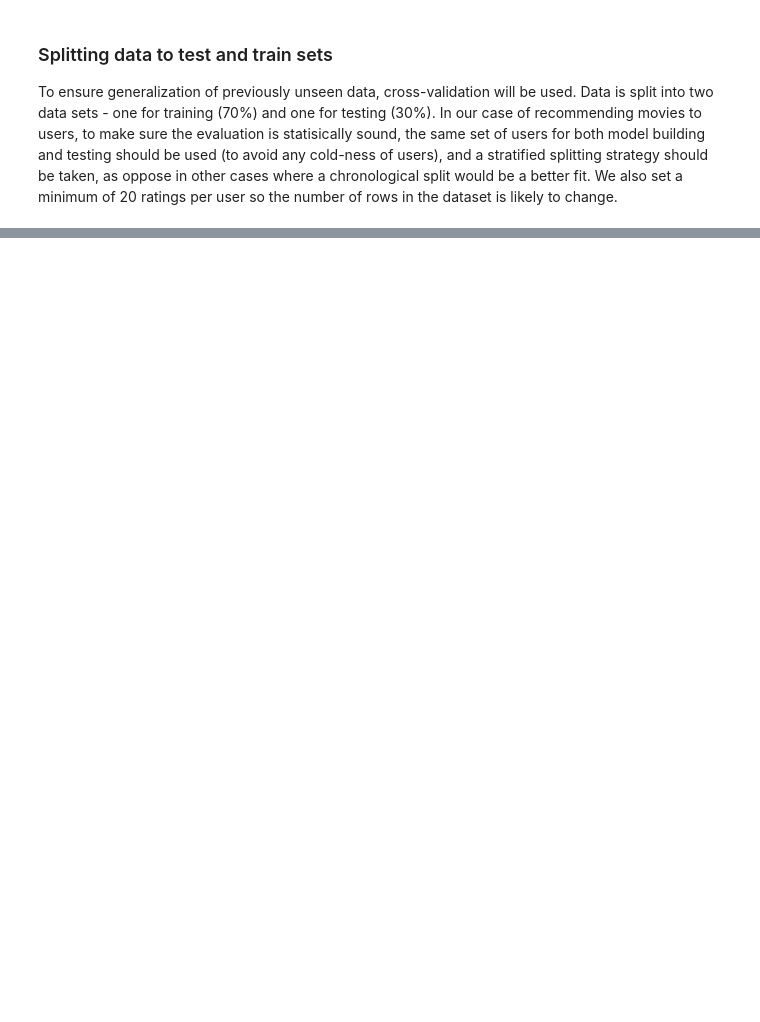
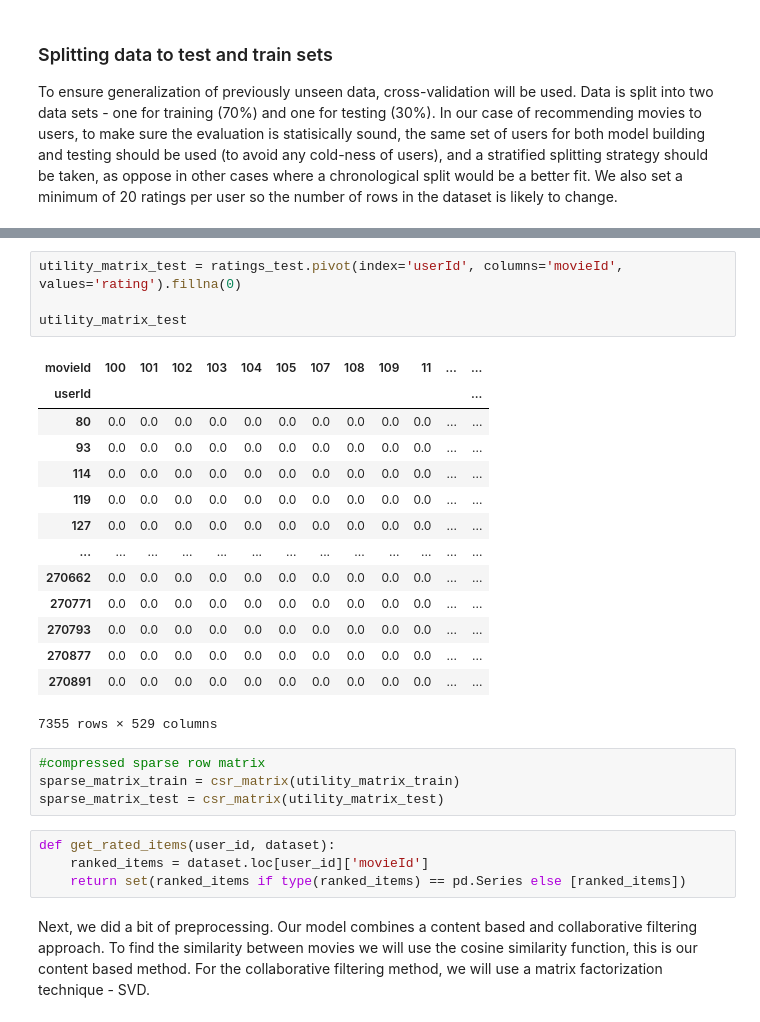
Before and after one commit to mariafain/MLC, a Jupyter notebook: ProjectML.ipynb, the cells around one changed output, grey strips where cells are left out. Drawn from its saved outputs; the diff is of its cells as text; blank space fills up the shorter version.

```diff
--- a/ProjectML.ipynb
+++ b/ProjectML.ipynb
@@ -598,0 +811,29 @@ cf_recommender_model = CFRecommender(cf_preds_df, articles_df)
+# %%
+utility_matrix_test = ratings_test.pivot(index='userId', columns='movieId', values='rating').fillna(0)
+
+utility_matrix_test
+# %% [output]
+| movieId | 100 | 101 | 102 | 103 | 104 | 105 | 107 | 108 | 109 | 11 | ... | ... |
+| userId |  |  |  |  |  |  |  |  |  |  |  | ... |
+| 80 | 0.0 | 0.0 | 0.0 | 0.0 | 0.0 | 0.0 | 0.0 | 0.0 | 0.0 | 0.0 | ... | ... |
+| 93 | 0.0 | 0.0 | 0.0 | 0.0 | 0.0 | 0.0 | 0.0 | 0.0 | 0.0 | 0.0 | ... | ... |
+| 114 | 0.0 | 0.0 | 0.0 | 0.0 | 0.0 | 0.0 | 0.0 | 0.0 | 0.0 | 0.0 | ... | ... |
+| 119 | 0.0 | 0.0 | 0.0 | 0.0 | 0.0 | 0.0 | 0.0 | 0.0 | 0.0 | 0.0 | ... | ... |
+| 127 | 0.0 | 0.0 | 0.0 | 0.0 | 0.0 | 0.0 | 0.0 | 0.0 | 0.0 | 0.0 | ... | ... |
+| ... | ... | ... | ... | ... | ... | ... | ... | ... | ... | ... | ... | ... |
+| 270662 | 0.0 | 0.0 | 0.0 | 0.0 | 0.0 | 0.0 | 0.0 | 0.0 | 0.0 | 0.0 | ... | ... |
+| 270771 | 0.0 | 0.0 | 0.0 | 0.0 | 0.0 | 0.0 | 0.0 | 0.0 | 0.0 | 0.0 | ... | ... |
+| 270793 | 0.0 | 0.0 | 0.0 | 0.0 | 0.0 | 0.0 | 0.0 | 0.0 | 0.0 | 0.0 | ... | ... |
+| 270877 | 0.0 | 0.0 | 0.0 | 0.0 | 0.0 | 0.0 | 0.0 | 0.0 | 0.0 | 0.0 | ... | ... |
+| 270891 | 0.0 | 0.0 | 0.0 | 0.0 | 0.0 | 0.0 | 0.0 | 0.0 | 0.0 | 0.0 | ... | ... |
+7355 rows × 529 columns
+# %%
+#compressed sparse row matrix
+sparse_matrix_train = csr_matrix(utility_matrix_train)
+sparse_matrix_test = csr_matrix(utility_matrix_test)
+# %%
+def get_rated_items(user_id, dataset):
+    ranked_items = dataset.loc[user_id]['movieId']
+    return set(ranked_items if type(ranked_items) == pd.Series else [ranked_items])
+# %% [markdown]
+Next, we did a bit of preprocessing. Our model combines a content based and collaborative filtering approach. To find the similarity between movies we will use the cosine similarity function, this is our content based method. For the collaborative filtering method, we will use a matrix factorization technique - SVD.
```
Also changed, not shown: parts of 124 cells of this notebook.
